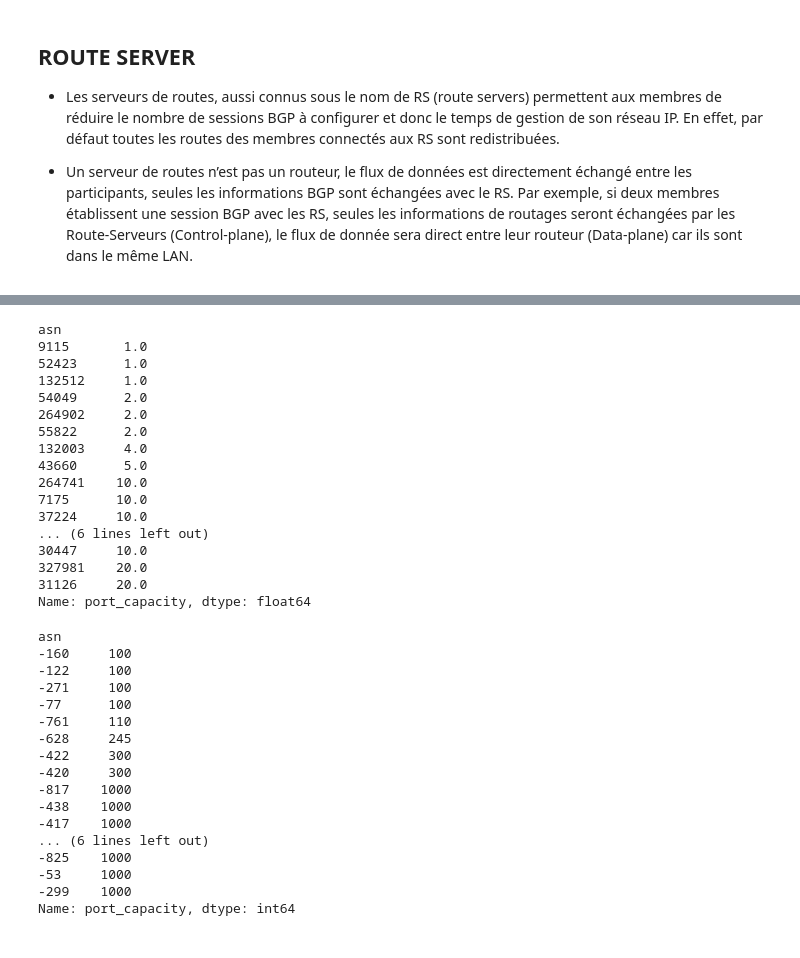
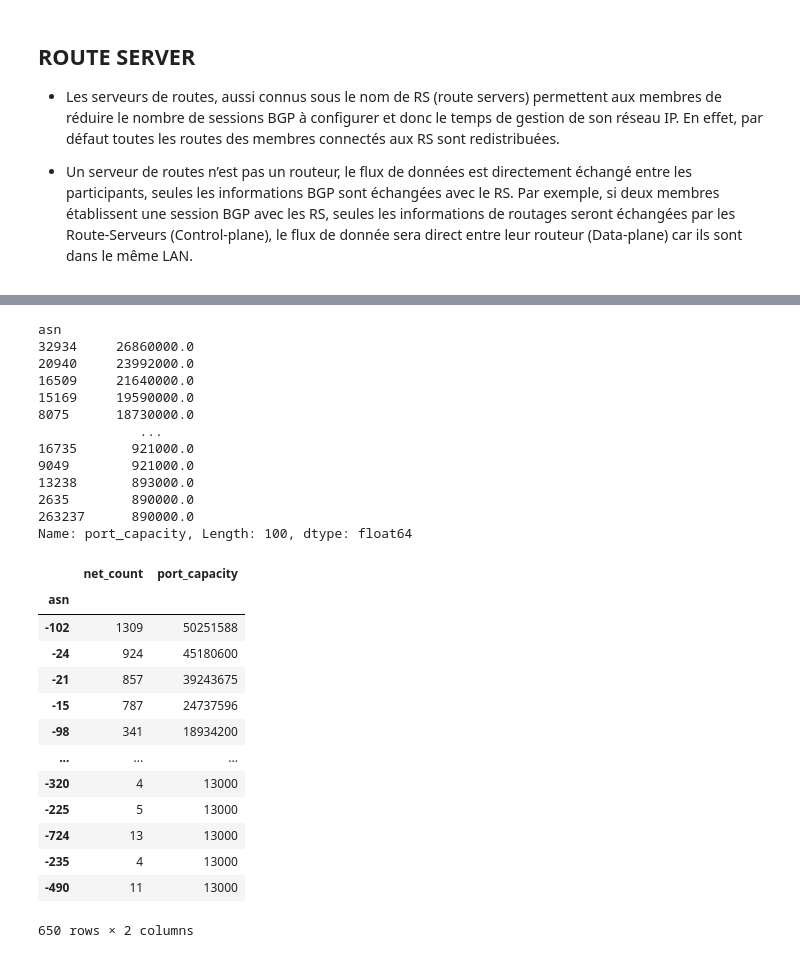
Before and after one commit to Viperine2022/projet_long_GCN_internet, a Jupyter notebook: IMPLANTATION/PeeringDB/peeringDB_data_scaled.ipynb, the cells around one changed output, grey strips where cells are left out. Saved outputs shown, nothing was run; the diff lists cells and outputs as text; code cells hidden in the pictures.

```diff
--- a/IMPLANTATION/PeeringDB/peeringDB_data_scaled.ipynb
+++ b/IMPLANTATION/PeeringDB/peeringDB_data_scaled.ipynb
@@ -251,41 +274,34 @@ ix[['net_count', 'port_capacity']].head(999).sort_values(["net_count", "port_cap
 # %%
-net['port_capacity'].sort_values(ascending=True).head(20)
+net['port_capacity'].sort_values(ascending=False).head(100)
 # %% [output]
 asn
-9115       1.0
-52423      1.0
-132512     1.0
-54049      2.0
-264902     2.0
-55822      2.0
-132003     4.0
-43660      5.0
-264741    10.0
-7175      10.0
-37224     10.0
-... (6 lines left out)
-30447     10.0
-327981    20.0
-31126     20.0
-Name: port_capacity, dtype: float64
+32934     26860000.0
+20940     23992000.0
+16509     21640000.0
+15169     19590000.0
+8075      18730000.0
+             ...
+16735       921000.0
+9049        921000.0
+13238       893000.0
+2635        890000.0
+263237      890000.0
+Name: port_capacity, Length: 100, dtype: float64
 # %%
-ix['port_capacity'].sort_values(ascending=True).head(20)
+ix[['net_count', 'port_capacity']].sort_values(by='port_capacity', ascending=False).head(650)
 # %% [output]
+|  | net_count | port_capacity |
+| asn |  |  |
+| -102 | 1309 | 50251588 |
+| -24 | 924 | 45180600 |
+| -21 | 857 | 39243675 |
+| -15 | 787 | 24737596 |
+| -98 | 341 | 18934200 |
+| ... | ... | ... |
+| -320 | 4 | 13000 |
+| -225 | 5 | 13000 |
+| -724 | 13 | 13000 |
+| -235 | 4 | 13000 |
+| -490 | 11 | 13000 |
-asn
--160     100
--122     100
--271     100
--77      100
--761     110
--628     245
--422     300
--420     300
--817    1000
--438    1000
--417    1000
-... (6 lines left out)
--825    1000
--53     1000
--299    1000
-Name: port_capacity, dtype: int64
+650 rows × 2 columns
 # %%
```
Also changed, not shown: parts of 32 cells of this notebook, 10 other files.
